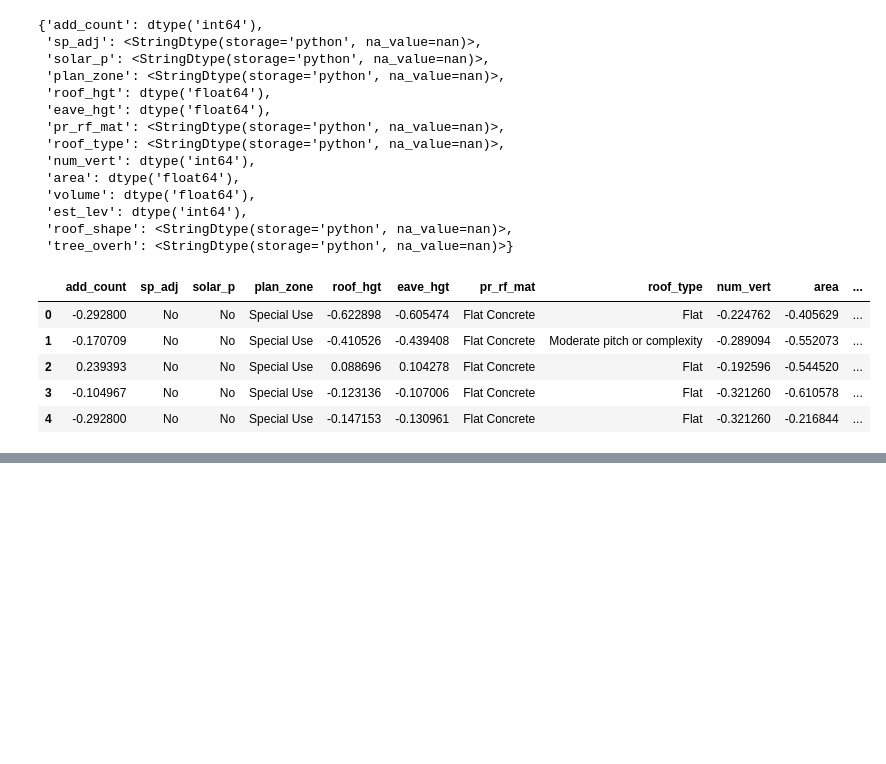
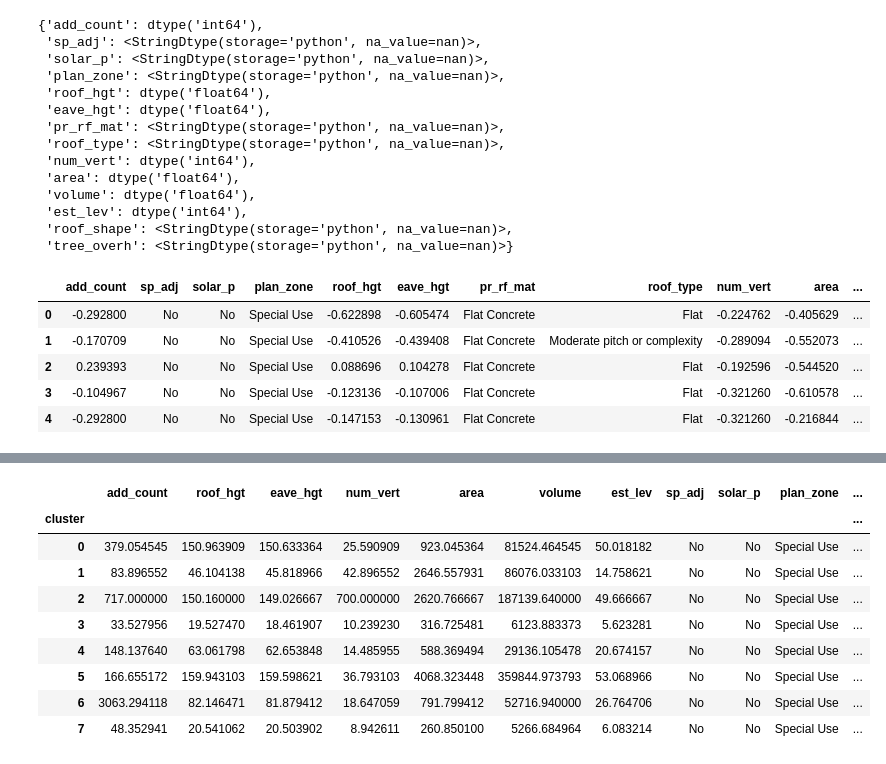
Before and after one commit to s4161925/s4161925_COSC2816_A1_Task1, a Jupyter notebook: A1_buildings_MLcode.ipynb, the cells around one changed output, grey strips where cells are left out. Cells and saved outputs as stored; diff of their text form; code cells hidden in the pictures; blank space fills up the shorter version.

```diff
--- a/A1_buildings_MLcode.ipynb
+++ b/A1_buildings_MLcode.ipynb
@@ -267,0 +314,20 @@ plt.show()
+# %%
+# Attach cluster labels back to a copy of the original, unscaled data
+buildings_summary = buildings.copy()  # already has 'cluster' column and original-scale numerics (before scaling was applied to buildings_scaled, not buildings)
+
+numeric_summary = buildings_summary.groupby('cluster')[numeric_cols].mean()
+categorical_summary = buildings_summary.groupby('cluster')[categorical_cols].agg(lambda x: x.mode().iloc[0])
+
+cluster_profile = numeric_summary.join(categorical_summary)
+cluster_profile
+# %% [output]
+|  | add_count | roof_hgt | eave_hgt | num_vert | area | volume | est_lev | sp_adj | solar_p | plan_zone | ... |
+| cluster |  |  |  |  |  |  |  |  |  |  | ... |
+| 0 | 379.054545 | 150.963909 | 150.633364 | 25.590909 | 923.045364 | 81524.464545 | 50.018182 | No | No | Special Use | ... |
+| 1 | 83.896552 | 46.104138 | 45.818966 | 42.896552 | 2646.557931 | 86076.033103 | 14.758621 | No | No | Special Use | ... |
+| 2 | 717.000000 | 150.160000 | 149.026667 | 700.000000 | 2620.766667 | 187139.640000 | 49.666667 | No | No | Special Use | ... |
+| 3 | 33.527956 | 19.527470 | 18.461907 | 10.239230 | 316.725481 | 6123.883373 | 5.623281 | No | No | Special Use | ... |
+| 4 | 148.137640 | 63.061798 | 62.653848 | 14.485955 | 588.369494 | 29136.105478 | 20.674157 | No | No | Special Use | ... |
+| 5 | 166.655172 | 159.943103 | 159.598621 | 36.793103 | 4068.323448 | 359844.973793 | 53.068966 | No | No | Special Use | ... |
+| 6 | 3063.294118 | 82.146471 | 81.879412 | 18.647059 | 791.799412 | 52716.940000 | 26.764706 | No | No | Special Use | ... |
+| 7 | 48.352941 | 20.541062 | 20.503902 | 8.942611 | 260.850100 | 5266.684964 | 6.083214 | No | No | Special Use | ... |
```
Also changed, not shown: parts of 8 cells of this notebook, 2 other files.
